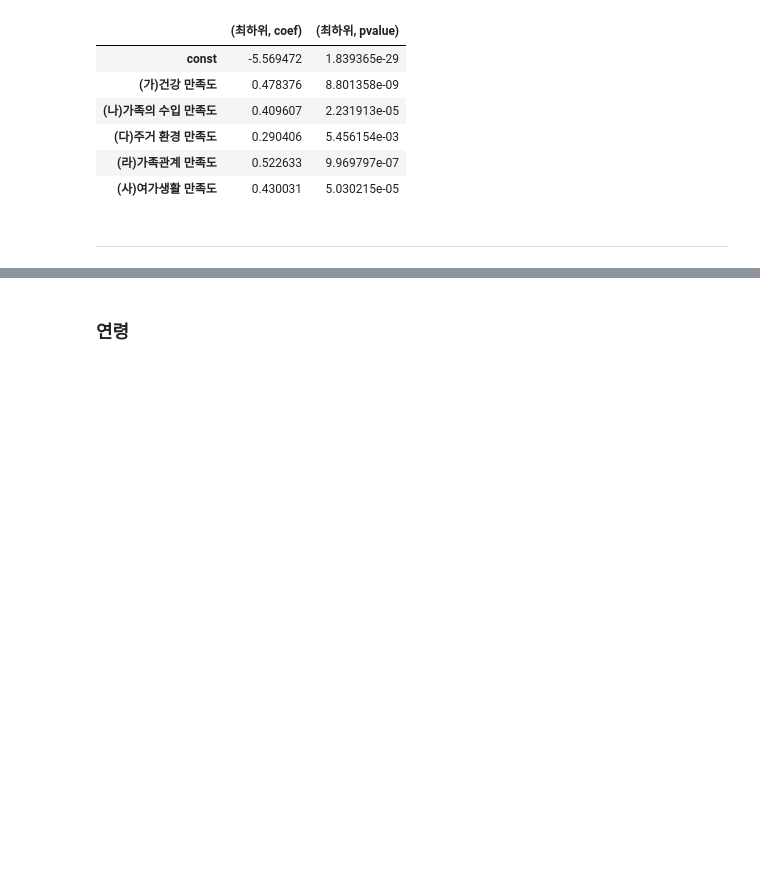
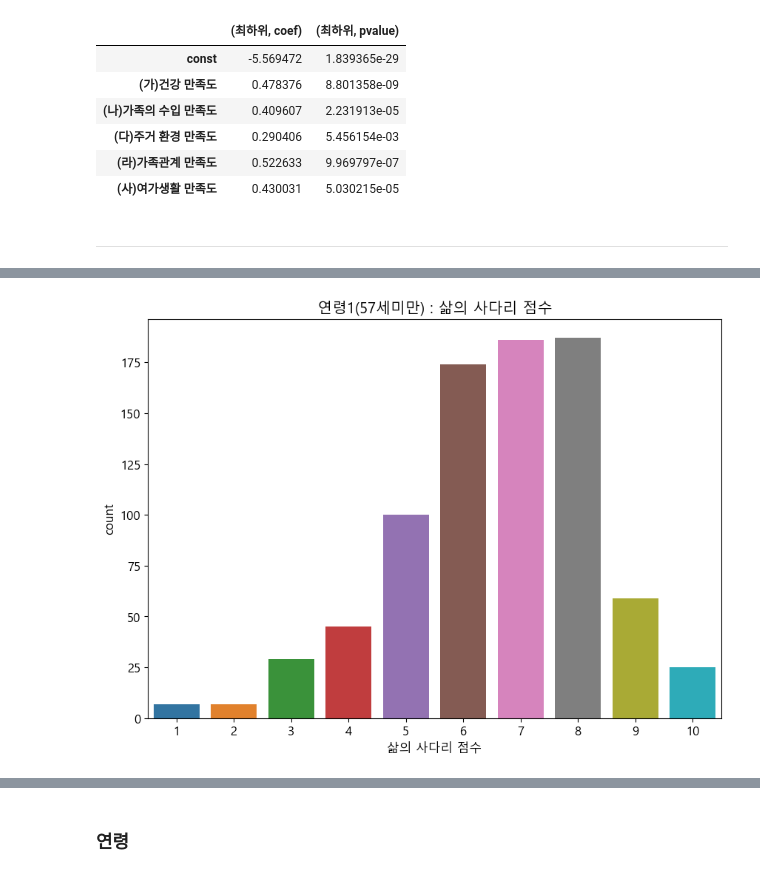
Before and after one commit to Jeeunun/Data_analysis_education_Closed, a Jupyter notebook: data_analysis/연령_분석.ipynb, the cells around one changed output, grey strips where cells are left out. Drawn from its saved outputs; the diff is of its cells as text; code cells hidden in the pictures; blank space fills up the shorter version.

```diff
--- a/data_analysis/연령_분석.ipynb
+++ b/data_analysis/연령_분석.ipynb
@@ -291,0 +351,8 @@ result
+# %%
+plt.figure()
+sb.countplot(data=data[data['연령_구분'] ==1], x='삶의 사다리 점수')
+plt.title('연령1(57세미만) : 삶의 사다리 점수')
+plt.show()
+plt.close()
+# %% [output]
+[figure, added]
```
Also changed, not shown: parts of 31 cells of this notebook.
